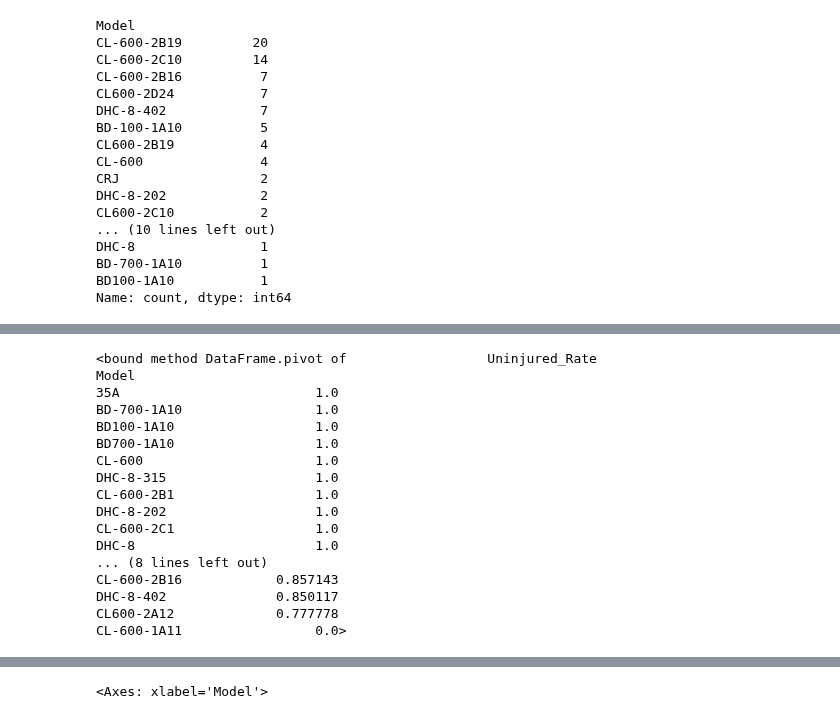
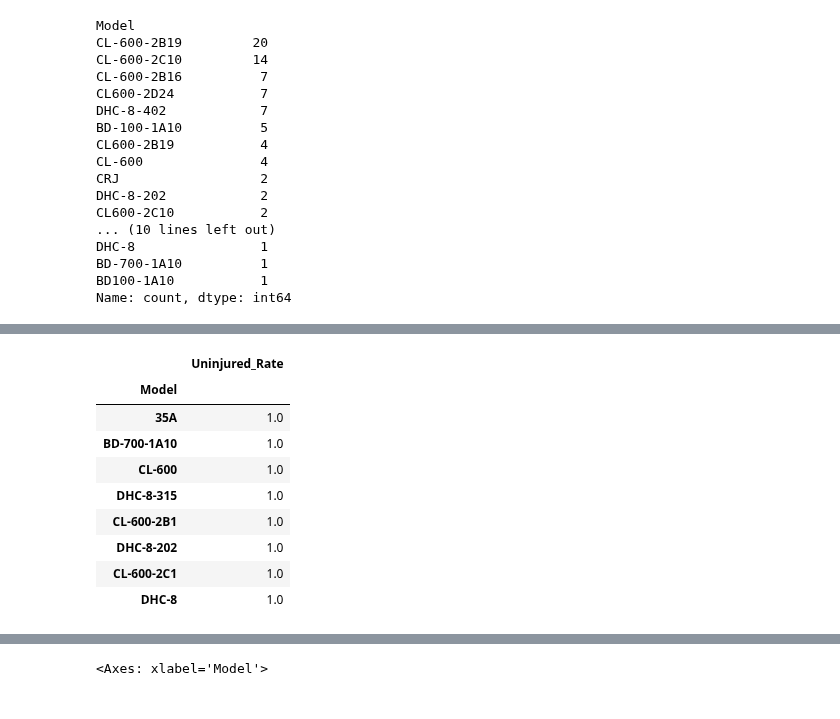
Before and after one commit to scarlettvalentin/aviation_project, a Jupyter notebook: notebook.ipynb, the cells around one changed output, grey strips where cells are left out. Drawn from its saved outputs; the diff is of its cells as text; code cells hidden in the pictures.

```diff
--- a/notebook.ipynb
+++ b/notebook.ipynb
@@ -389,22 +409,17 @@ Name: count, dtype: int64
 # %%
-# 14 models with an uninjured rate of 100% to choose from
-top_4_makes[(top_4_makes['Make']=='Bombardier') & (top_4_makes['Number_Of_Engines'] == 2)].groupby(['Model'])\
-    [['Uninjured_Rate']].mean().sort_values(by='Uninjured_Rate', ascending=False).pivot
+# 8 models with an uninjured rate of 100% to choose from
+top_8_models = top_4_makes[(top_4_makes['Make']=='Bombardier') & (top_4_makes['Number_Of_Engines'] == 2)].groupby(['Model'])\
+    [['Uninjured_Rate']].mean().sort_values(by='Uninjured_Rate', ascending=False)
+top_8_models = top_8_makes[top_8_makes['Uninjured_Rate'] == 1.0]
+top_8_models
 # %% [output]
-<bound method DataFrame.pivot of                  Uninjured_Rate
-Model
-35A                         1.0
-BD-700-1A10                 1.0
-BD100-1A10                  1.0
-BD700-1A10                  1.0
-CL-600                      1.0
-DHC-8-315                   1.0
-CL-600-2B1                  1.0
-DHC-8-202                   1.0
-CL-600-2C1                  1.0
-DHC-8                       1.0
-... (8 lines left out)
-CL-600-2B16            0.857143
-DHC-8-402              0.850117
-CL600-2A12             0.777778
-CL-600-1A11                 0.0>
+|  | Uninjured_Rate |
+| Model |  |
+| 35A | 1.0 |
+| BD-700-1A10 | 1.0 |
+| CL-600 | 1.0 |
+| DHC-8-315 | 1.0 |
+| CL-600-2B1 | 1.0 |
+| DHC-8-202 | 1.0 |
+| CL-600-2C1 | 1.0 |
+| DHC-8 | 1.0 |
```
Also changed, not shown: parts of 11 cells of this notebook, 1 other file.
